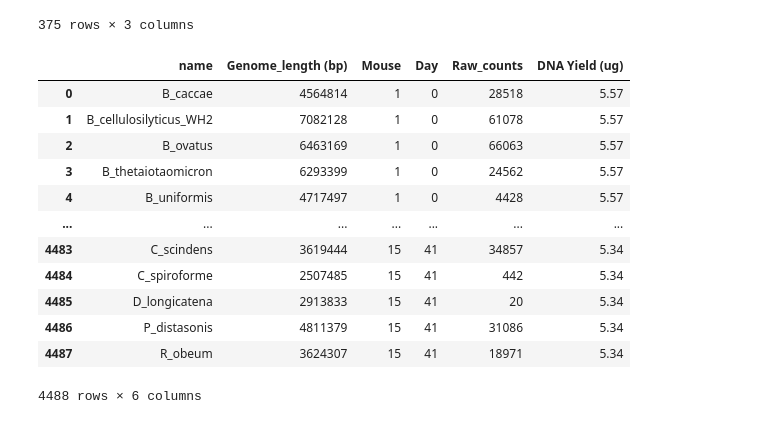
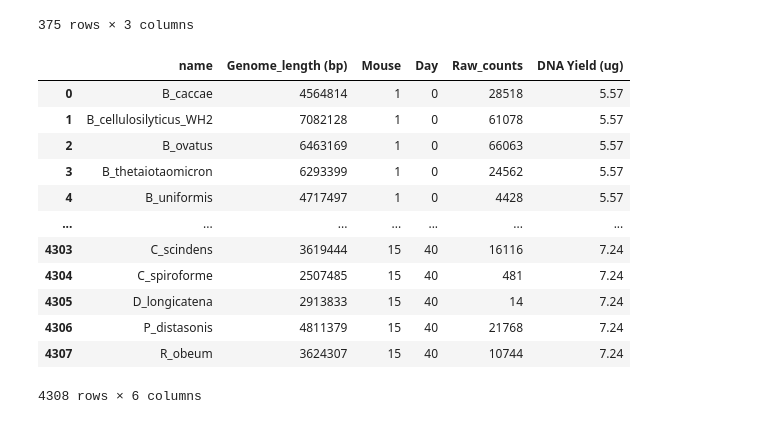
Before and after one commit to alejandrocs98/masters-thesis, a Jupyter notebook: data_preparation_mdsine2.ipynb, the cells around one changed output. Cells and saved outputs as stored; diff of their text form; code cells hidden in the pictures.

```diff
--- a/data_preparation_mdsine2.ipynb
+++ b/data_preparation_mdsine2.ipynb
@@ -26,18 +65,6 @@ reads_raw
 | 11 | R_obeum_ATCC_29174 | 97 | 1302 | 25034 | 57588 | 65038 | 29582 | 1313 | 31902 | 16557 | ... | ... |
 12 rows × 420 columns
 # %%
-to_replace = {"B_caccae_ATCC_43185":"B_caccae",
-              "B_WH2_closed":"B_cellulosilyticus_WH2",
-              "B_ovatus_ATCC_8483":"B_ovatus",
-              "B_thetaiotaomicron_VPI-5482":"B_thetaiotaomicron",
-              "B_uniformis_ATCC_8492":"B_uniformis",
-              "B_vulgatus_ATCC_8482":"B_vulgatus",
-              "C_aerofaciens_ATCC_25986":"C_aerofaciens",
-              "C_scindens_ATCC_35704":"C_scindens",
-              "C_spiroforme_DSM_1552":"C_spiroforme",
-              "D_longicatena_DSM_13814":"D_longicatena",
-              "P_distasonis_ATCC_8503":"P_distasonis",
-              "R_obeum_ATCC_29174":"R_obeum"}
 reads_raw['name'].replace(to_replace, inplace=True)
 reads_raw.sort_values(by='name', inplace=True)
 reads_raw.set_index('name', inplace=True)
@@ -59,8 +86,9 @@ for col in reads_raw.columns:
         day = '0' + day
     col_names.append(f'{mouse}-{day}')
 reads_raw.columns = col_names
-reads_raw.drop('14-28', axis=1, inplace=True)
-reads_raw.to_csv('mcnulty-datasets/reads.tsv', sep='\t')
+for j in to_drop:
+    reads_raw.drop(j, axis=1, inplace=True)
+# reads_raw.to_csv('mcnulty-datasets/reads.tsv', sep='\t')
 reads_raw
 # %% [output]
 |  | 01-00 | 01-01 | 01-02 | 01-04 | 01-06 | 01-09 | 01-11 | 01-12 | 01-14 | 01-15 | ... | ... |
@@ -255,9 +272,9 @@ raw_counts_long
 # %%
-dna_yields['Day'].replace('cecum', 'CEC', inplace=True)
-dna_yields_clean = dna_yields[dna_yields['Day'] != 'CEC'].copy()
-dna_yields_clean['Day'] = dna_yields_clean['Day'].astype(int) - 1
-dna_yields_clean['Mouse'] = dna_yields_clean['Mouse'].astype(int)
-dna_yields_clean
+# dna_yields['Day'].replace('cecum', 'CEC', inplace=True)
+# dna_yields_clean = dna_yields[dna_yields['Day'] != 'CEC'].copy()
+dna_yields['Day'] = dna_yields['Day'].astype(int) - 1
+dna_yields['Mouse'] = dna_yields['Mouse'].astype(int)
+dna_yields
 # %% [output]
 |  | Mouse | Day | DNA Yield (ug) |
 | 0 | 1 | 0 | 5.57 |
@@ -273,23 +290,23 @@ dna_yields_clean
 | 374 | 15 | 41 | 5.34 |
 375 rows × 3 columns
 # %%
-full_table = pd.merge(raw_counts_long, dna_yields_clean, on=['Mouse', 'Day'])
+full_table = pd.merge(raw_counts_long, dna_yields, on=['Mouse', 'Day'])
 full_table = full_table[full_table.columns[[0,4,2,3,1,5]]].copy()
 full_table
 # %% [output]
 |  | name | Genome_length (bp) | Mouse | Day | Raw_counts | DNA Yield (ug) |
 | 0 | B_caccae | 4564814 | 1 | 0 | 28518 | 5.57 |
 | 1 | B_cellulosilyticus_WH2 | 7082128 | 1 | 0 | 61078 | 5.57 |
 | 2 | B_ovatus | 6463169 | 1 | 0 | 66063 | 5.57 |
 | 3 | B_thetaiotaomicron | 6293399 | 1 | 0 | 24562 | 5.57 |
 | 4 | B_uniformis | 4717497 | 1 | 0 | 4428 | 5.57 |
 | ... | ... | ... | ... | ... | ... | ... |
-| 4483 | C_scindens | 3619444 | 15 | 41 | 34857 | 5.34 |
-| 4484 | C_spiroforme | 2507485 | 15 | 41 | 442 | 5.34 |
-| 4485 | D_longicatena | 2913833 | 15 | 41 | 20 | 5.34 |
-| 4486 | P_distasonis | 4811379 | 15 | 41 | 31086 | 5.34 |
-| 4487 | R_obeum | 3624307 | 15 | 41 | 18971 | 5.34 |
+| 4303 | C_scindens | 3619444 | 15 | 40 | 16116 | 7.24 |
+| 4304 | C_spiroforme | 2507485 | 15 | 40 | 481 | 7.24 |
+| 4305 | D_longicatena | 2913833 | 15 | 40 | 14 | 7.24 |
+| 4306 | P_distasonis | 4811379 | 15 | 40 | 21768 | 7.24 |
+| 4307 | R_obeum | 3624307 | 15 | 40 | 10744 | 7.24 |
-4488 rows × 6 columns
+4308 rows × 6 columns
 # %%
 total_counts = full_table.groupby(['Mouse', 'Day']).sum().reset_index().rename(columns={'Raw_counts':'Total_raw_counts'}).iloc[:,[0,1,3]].copy()
 total_counts
```
Also changed, not shown: parts of 42 cells of this notebook, 5 other files.
